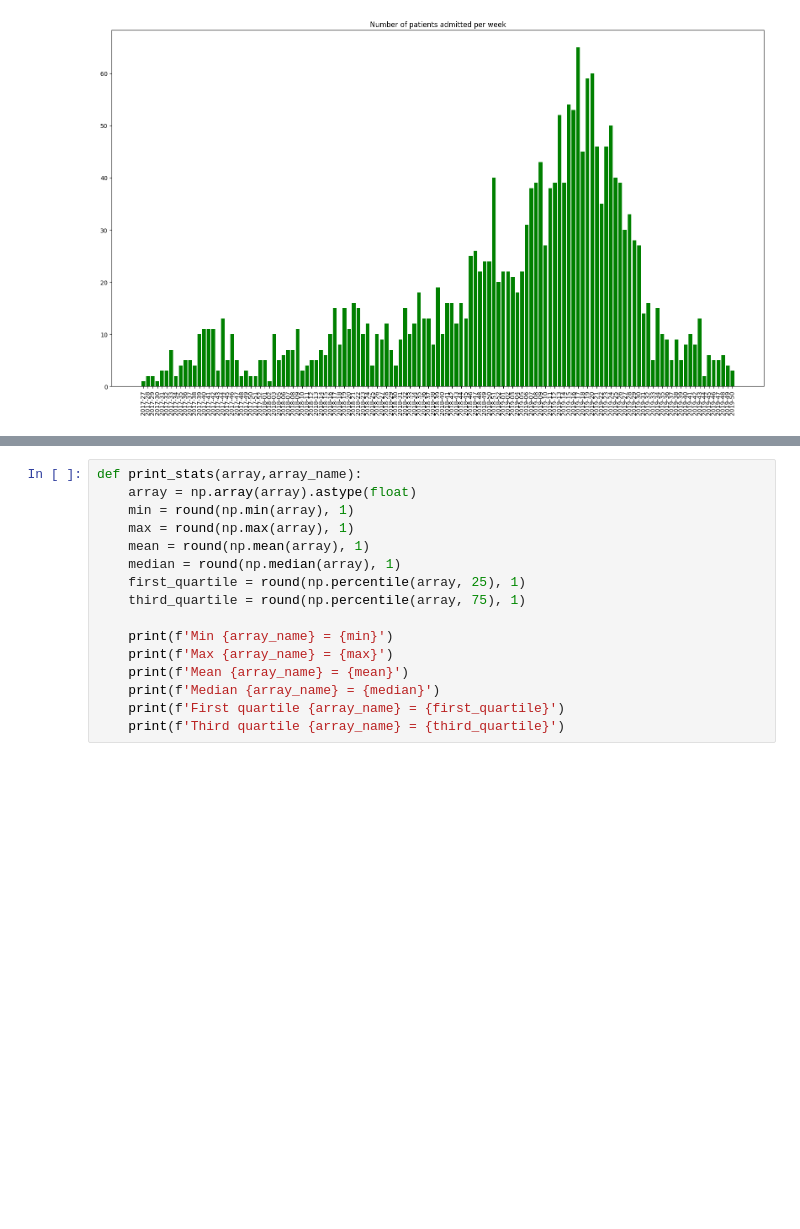
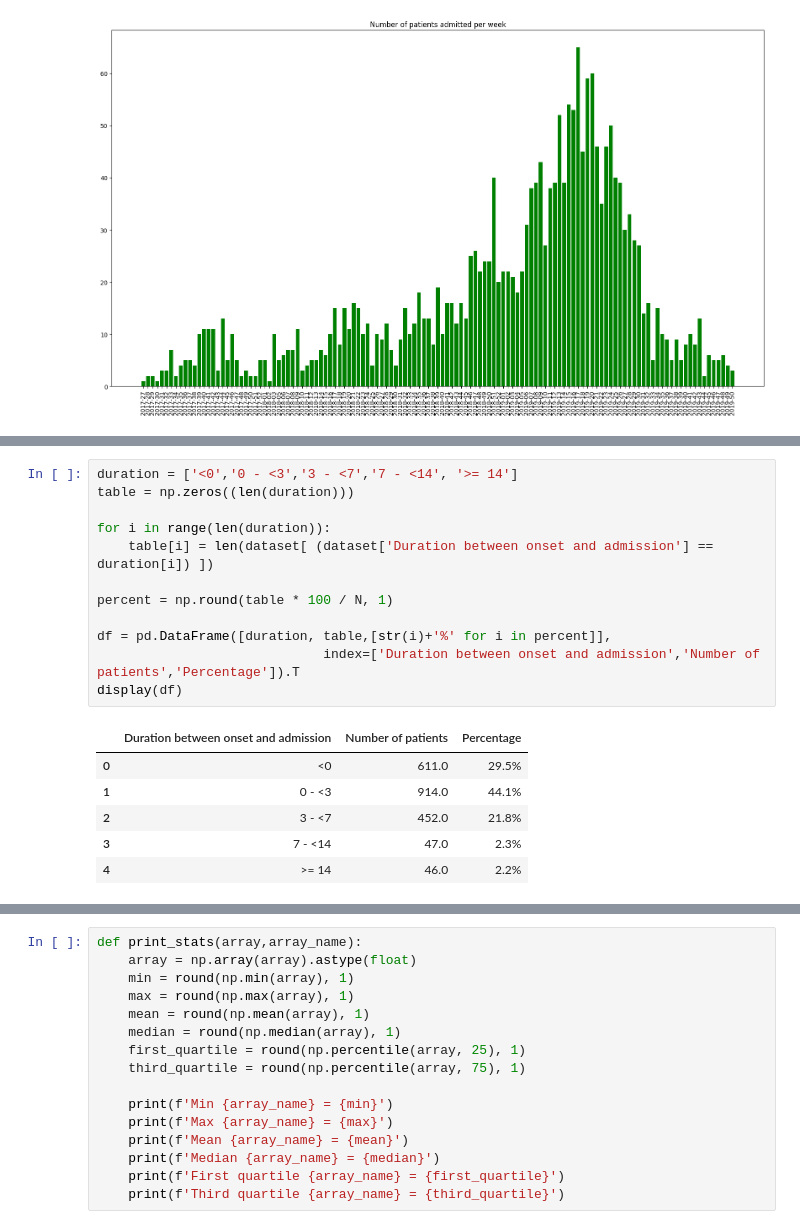
Before and after one commit to hung3a8/nhp-measles-analyse, a Jupyter notebook: Notebooks/Analyze/table1.ipynb, the cells around one changed output, grey strips where cells are left out. Cells and saved outputs as stored; diff of their text form; blank space fills up the shorter version.

```diff
--- a/Notebooks/Analyze/table1.ipynb
+++ b/Notebooks/Analyze/table1.ipynb
@@ -93,0 +168,19 @@ display(df)
+# %%
+duration = ['<0','0 - <3','3 - <7','7 - <14', '>= 14']
+table = np.zeros((len(duration)))
+
+for i in range(len(duration)):
+    table[i] = len(dataset[ (dataset['Duration between onset and admission'] == duration[i]) ])
+
+percent = np.round(table * 100 / N, 1)
+
+df = pd.DataFrame([duration, table,[str(i)+'%' for i in percent]],
+                             index=['Duration between onset and admission','Number of patients','Percentage']).T
+display(df)
+# %% [output]
+|  | Duration between onset and admission | Number of patients | Percentage |
+| 0 | <0 | 611.0 | 29.5% |
+| 1 | 0 - <3 | 914.0 | 44.1% |
+| 2 | 3 - <7 | 452.0 | 21.8% |
+| 3 | 7 - <14 | 47.0 | 2.3% |
+| 4 | >= 14 | 46.0 | 2.2% |
```
Also changed, not shown: parts of 25 cells of this notebook.
